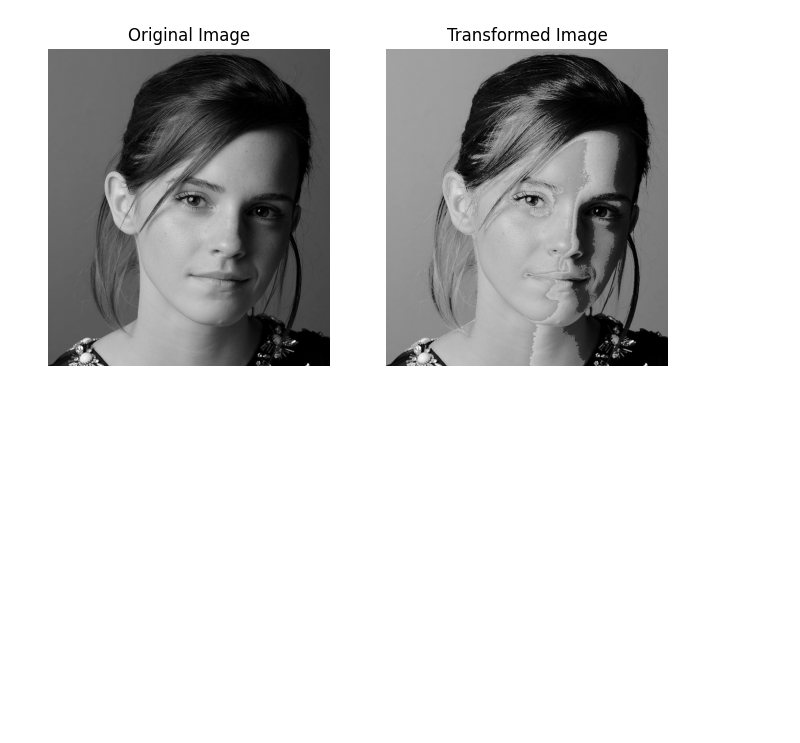
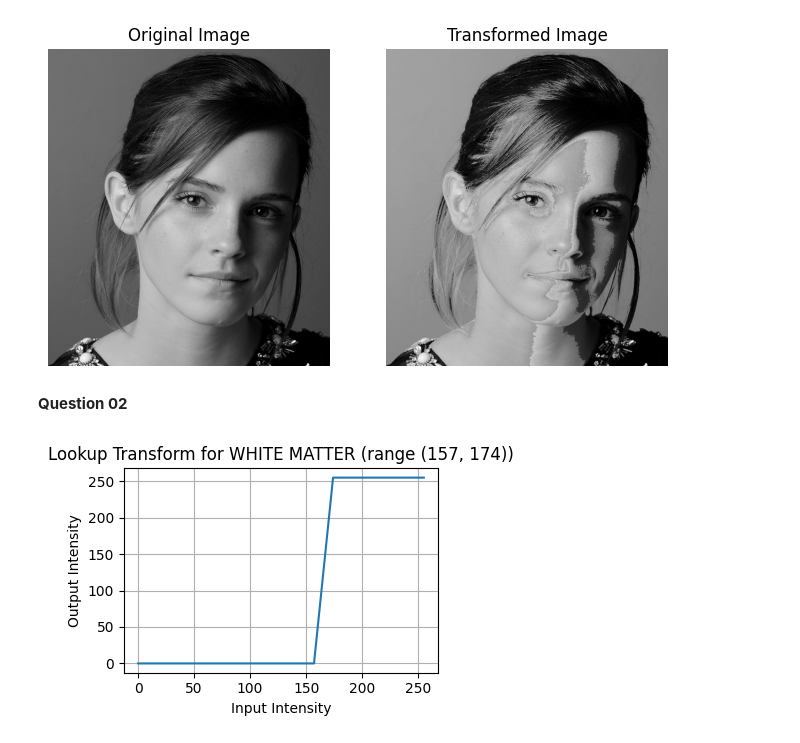
Before and after one commit to OshiniBandara/Computer_Vision_Assignment, a Jupyter notebook: Computer_Vision_Assignment.ipynb, the cells around one changed output. Drawn from its saved outputs; the diff is of its cells as text; code cells hidden in the pictures; blank space fills up the shorter version.

Commit message:
Question 02 Completed

```diff
--- a/Computer_Vision_Assignment.ipynb
+++ b/Computer_Vision_Assignment.ipynb
@@ -39,3 +39,5 @@ plt.axis("off")
 plt.show()
 # %% [output]
 [figure]
+# %% [markdown]
+**Question 02**
@@ -41,0 +93,13 @@ plt.show()
+# %%
+x = np.arange(256)
+
+plt.figure(figsize=(4, 3))
+plt.plot(x, white_matter_lut)
+plt.title(f"Lookup Transform for WHITE MATTER (range {white_matter_range})")
+plt.xlabel("Input Intensity")
+plt.ylabel("Output Intensity")
+plt.grid(True)
+plt.tight_layout()
+plt.show()
+# %% [output]
+[figure, added]
```
Also changed, not shown: parts of 3 cells of this notebook.
